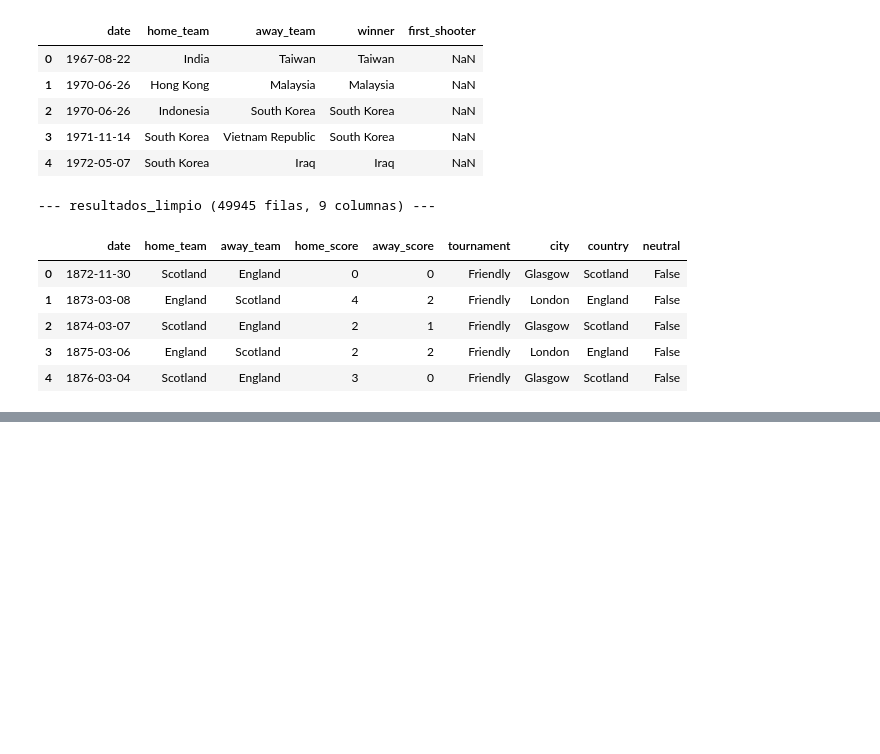
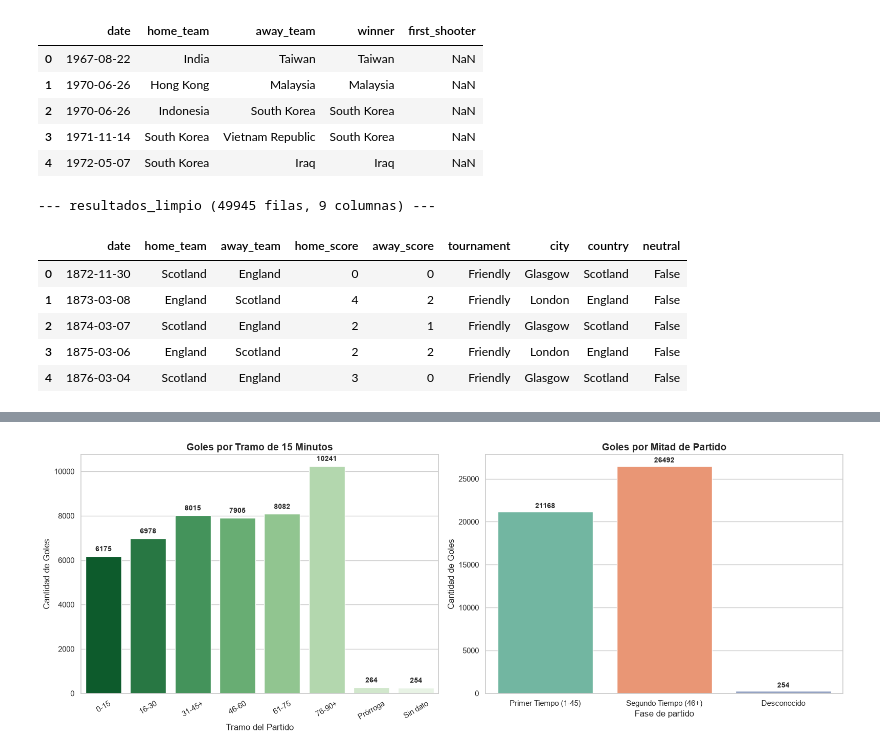
Before and after one commit to fabrimori-rgb/EDA_Fab, a Jupyter notebook: analisis_futbol_limpio.ipynb, the cells around one changed output, grey strips where cells are left out. Drawn from its saved outputs; the diff is of its cells as text; code cells hidden in the pictures; blank space fills up the shorter version.

```diff
--- a/analisis_futbol_limpio.ipynb
+++ b/analisis_futbol_limpio.ipynb
@@ -212,0 +467,98 @@ memory usage: 4.2 MB
+# %%
+# dos graficos, uno para goles por tramos, otro para goles por tiempo
+
+# Configuración estética
+sns.set_theme(style="whitegrid")
+
+# --- 1. DATOS PARA EL GRÁFICO DE TRAMOS DE 15 MINUTOS ---
+datos_tramos = {
+    "Tramo": [
+        "0-15",
+        "16-30",
+        "31-45+",
+        "46-60",
+        "61-75",
+        "76-90+",
+        "Prórroga",
+        "Sin dato",
+    ],
+    "Cantidad": [6175, 6978, 8015, 7905, 8082, 10241, 264, 254],
+}
+df_tramos = pd.DataFrame(datos_tramos)
+
+# --- 2. DATOS PARA EL GRÁFICO DE MITADES ---
+datos_mitades = {
+    "Mitad": [
+        "Primer Tiempo (1-45)",
+        "Segundo Tiempo (46+)",
+        "Desconocido",
+    ],
+    "Cantidad": [21168, 26492, 254],
+}
+df_mitades = pd.DataFrame(datos_mitades)
+
+# Creo la figura con 2 gráficos (1 fila, 2 columnas)
+fig, axes = plt.subplots(1, 2, figsize=(16, 6))
+
+# --- GRÁFICO 1: Goles por tramo de 15 minutos ---
+sns.barplot(
+    data=df_tramos,
+    x="Tramo",
+    y="Cantidad",
+    hue="Tramo",
+    palette="Greens_r",
+    legend=False,
+    ax=axes[0]
+)
+axes[0].set_title(
+    "Goles por Tramo de 15 Minutos", fontsize=14, fontweight="bold"
+)
+axes[0].set_xlabel("Tramo del Partido", fontsize=12)
+axes[0].set_ylabel("Cantidad de Goles", fontsize=12)
+axes[0].tick_params(axis="x", rotation=30)
+
+# Etiquetas con el valor exacto sobre cada barra del Gráfico 1
+for p in axes[0].patches:
+  axes[0].annotate(
+      f"{int(p.get_height())}",
+      (p.get_x() + p.get_width() / 2.0, p.get_height()),
+      ha="center",
+      va="bottom",
+      fontsize=10,
+      fontweight="bold",
+      xytext=(0, 5),  # Desplazamiento vertical
+      textcoords="offset points",
+  )
+
+# --- GRÁFICO 2: Goles por Mitad ---
+sns.barplot(
+    data=df_mitades,
+    x="Mitad",
+    y="Cantidad",
+    hue="Mitad",
+    palette="Set2",
+    legend=False,
+    ax=axes[1]
+)
+axes[1].set_title("Goles por Mitad de Partido", fontsize=14, fontweight="bold")
+axes[1].set_xlabel("Fase de partido", fontsize=12)
+axes[1].set_ylabel("Cantidad de Goles", fontsize=12)
+
+# Etiquetas con el valor exacto sobre cada barra del Gráfico 2
+for p in axes[1].patches:
+  axes[1].annotate(
+      f"{int(p.get_height())}",
+      (p.get_x() + p.get_width() / 2.0, p.get_height()),
+      ha="center",
+      va="bottom",
+      fontsize=10,
+      fontweight="bold",
+      xytext=(0, 3),
+      textcoords="offset points",
+  )
+
+# Diseño general
+plt.tight_layout()
+plt.show()
+# %% [output]
+[figure, added]
```
Also changed, not shown: parts of 48 cells of this notebook, 1 other file.
